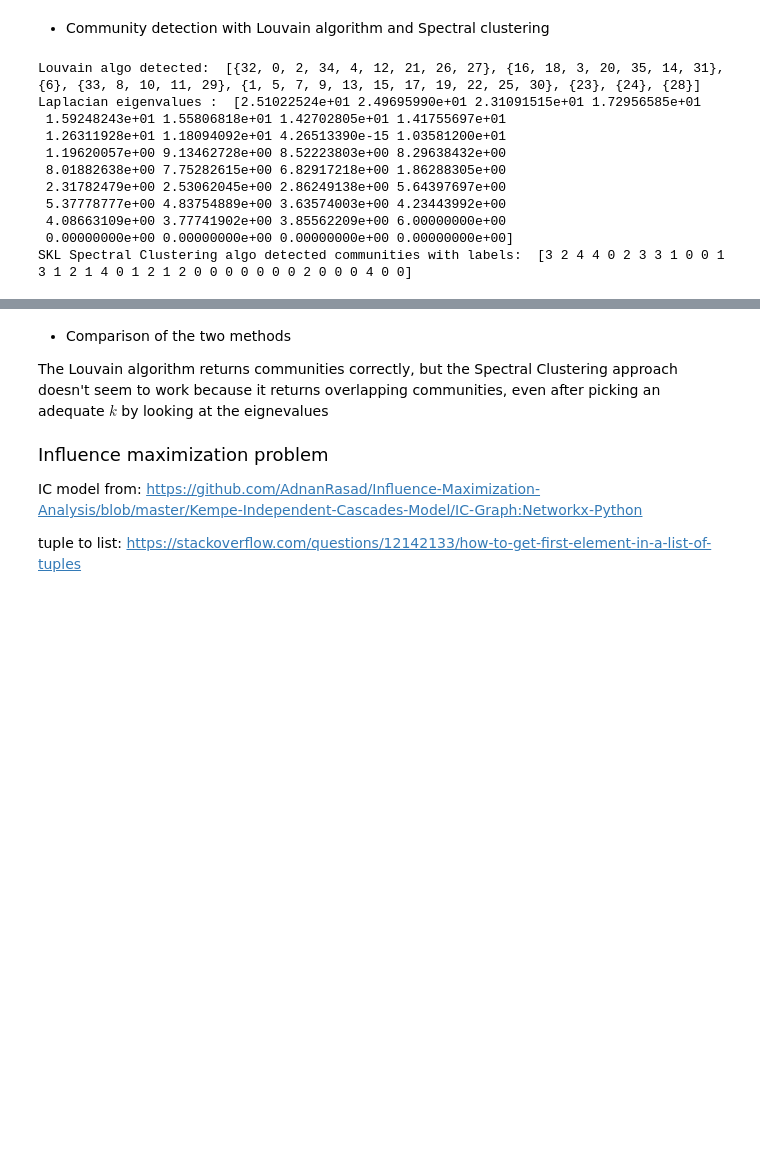
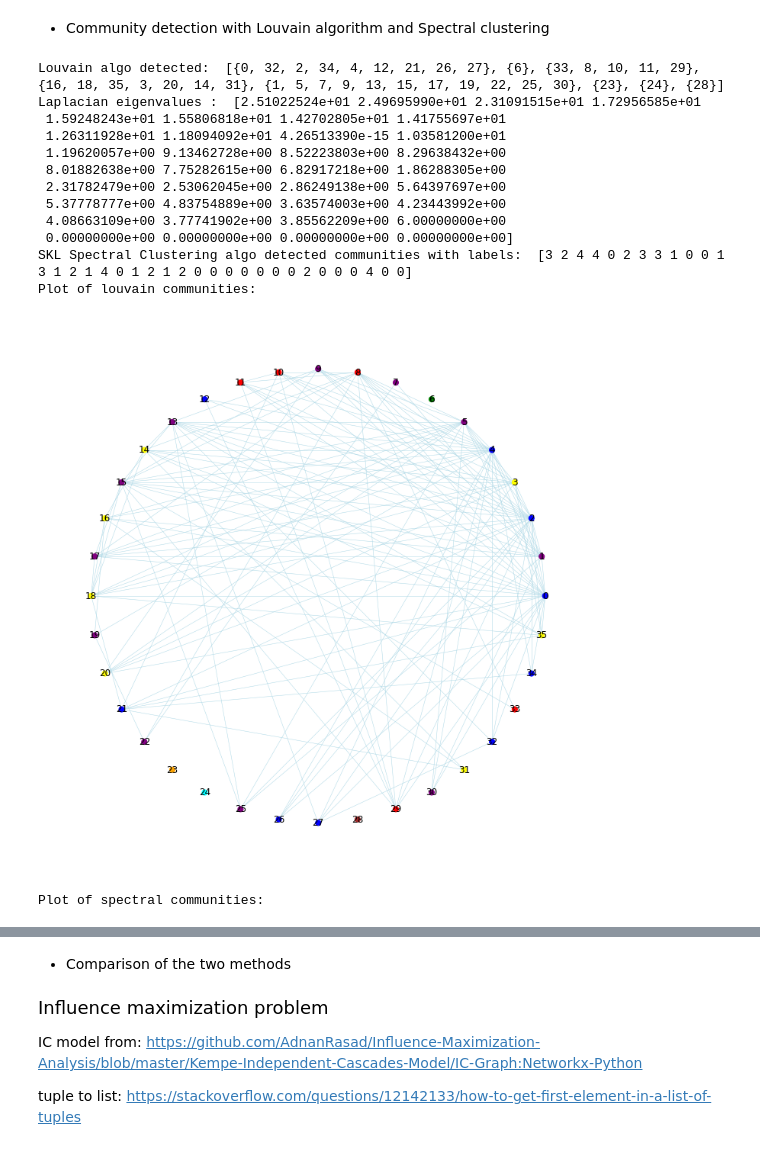
Before and after one commit to GiovanniFaldani/AlgorithmsInDataScience-Homework, a Jupyter notebook: Project1.ipynb, the cells around one changed output, grey strips where cells are left out. Cells and saved outputs as stored; diff of their text form; code cells hidden in the pictures; blank space fills up the shorter version.

Commit message:
Community graphs

```diff
--- a/Project1.ipynb
+++ b/Project1.ipynb
@@ -223,7 +220,7 @@ for i in range(npMat.shape[0]):
         if npMat[i][j] != 0:
             npMat[i][j] = 1
 """
-# TODO Compute Laplacian matrix and set k to the number of eigenvalues "close" to zero -> optmal k
+# Compute Laplacian matrix and set k to the number of eigenvalues "close" to zero -> optmal k
 Laplacian = npMat.copy()
 
 # edges are only counted with weight 1 for the Laplacian
@@ -232,32 +229,71 @@ for i in range(Laplacian.shape[0]):
     for j in range(Laplacian.shape[1]):
         if Laplacian[i][j] != 0:
             Laplacian[i][j] = -1
 
 for i in range(len(Laplacian)):
     Laplacian[i][i] = nx.degree(G, i)
 
 # there should be at least one ZERO eigenvalue, then k-1 eignevalues CLOSE to zero
 w,v = LA.eig(Laplacian)
 print("Laplacian eigenvalues : ", w)
 
 #for the three musketeers, it looks like there are 5 eigenvalues close or equal to zero
 k=5
 
 """
 communities2 = comm.spectral_clustering(npMat, k)
 print("Spectral Clustering algo detected: ", communities2)
 """
 clustering = sklearn.cluster.SpectralClustering(n_clusters=k, assign_labels='discretize', random_state=0, affinity='precomputed_nearest_neighbors').fit(npMat)
-print("SKL Spectral Clustering algo detected communities with labels: ", clustering.labels_)
+communities2 = clustering.labels_
+print("SKL Spectral Clustering algo detected communities with labels: ", communities2)
+
+# plot the communities
+def plot_louvain_comm(G, community_):
+    color_map = []
+    # color up to 10 communities
+    color_list = ['blue', 'green', 'red', 'yellow', 'purple', 'orange', 'cyan', 'brown', 'black', 'white']
+    for node in G:
+        for i in range(len(community_)):
+            if node in community_[i]:
+                color_map.append(color_list[i])
+
+    g_draw = G
+    fig = plt.figure(figsize=(10,10))
+    pos = nx.circular_layout(g_draw)
+    nx.draw(g_draw, pos, node_color=color_map, edge_color='lightblue', node_size=50, with_labels=True, width=0.5)
+    plt.show()
+
+def plot_spectral_comm(G, community_):
+    color_map = []
+    # color up to 10 communities
+    color_list = ['blue', 'green', 'red', 'yellow', 'purple', 'orange', 'cyan', 'brown', 'black', 'white']
+    for i in range(len(G.nodes)):
+        color_map.append(color_list[community_[i]])
+
+    g_draw = G
+    fig = plt.figure(figsize=(10,10))
+    pos = nx.circular_layout(g_draw)
+    nx.draw(g_draw, pos, node_color=color_map, edge_color='lightblue', node_size=50, with_labels=True, width=0.5)
+    plt.show()
+
+print("Plot of louvain communities:")
+plot_louvain_comm(G, communities1)
+
+print("Plot of spectral communities:")
+plot_spectral_comm(G, communities2)
 # %% [output]
-Louvain algo detected:  [{32, 0, 2, 34, 4, 12, 21, 26, 27}, {16, 18, 3, 20, 35, 14, 31}, {6}, {33, 8, 10, 11, 29}, {1, 5, 7, 9, 13, 15, 17, 19, 22, 25, 30}, {23}, {24}, {28}]
+Louvain algo detected:  [{0, 32, 2, 34, 4, 12, 21, 26, 27}, {6}, {33, 8, 10, 11, 29}, {16, 18, 35, 3, 20, 14, 31}, {1, 5, 7, 9, 13, 15, 17, 19, 22, 25, 30}, {23}, {24}, {28}]
 Laplacian eigenvalues :  [2.51022524e+01 2.49695990e+01 2.31091515e+01 1.72956585e+01
  1.59248243e+01 1.55806818e+01 1.42702805e+01 1.41755697e+01
  1.26311928e+01 1.18094092e+01 4.26513390e-15 1.03581200e+01
  1.19620057e+00 9.13462728e+00 8.52223803e+00 8.29638432e+00
  8.01882638e+00 7.75282615e+00 6.82917218e+00 1.86288305e+00
  2.31782479e+00 2.53062045e+00 2.86249138e+00 5.64397697e+00
  5.37778777e+00 4.83754889e+00 3.63574003e+00 4.23443992e+00
  4.08663109e+00 3.77741902e+00 3.85562209e+00 6.00000000e+00
  0.00000000e+00 0.00000000e+00 0.00000000e+00 0.00000000e+00]
 SKL Spectral Clustering algo detected communities with labels:  [3 2 4 4 0 2 3 3 1 0 0 1 3 1 2 1 4 0 1 2 1 2 0 0 0 0 0 0 0 2 0 0 0 4 0 0]
+Plot of louvain communities:
+[figure, added]
+Plot of spectral communities:
@@ -264,7 +301,5 @@ SKL Spectral Clustering algo detected communities with labels:  [3 2 4 4 0 2 3 3
 # %% [markdown]
 - Comparison of the two methods
-
-The Louvain algorithm returns communities correctly, but the Spectral Clustering approach doesn't seem to work because it returns overlapping communities, even after picking an adequate $k$ by looking at the eignevalues
 # %% [markdown]
 <font size=4> Influence maximization problem </font>
 
```
Also changed, not shown: parts of 7 cells of this notebook.
